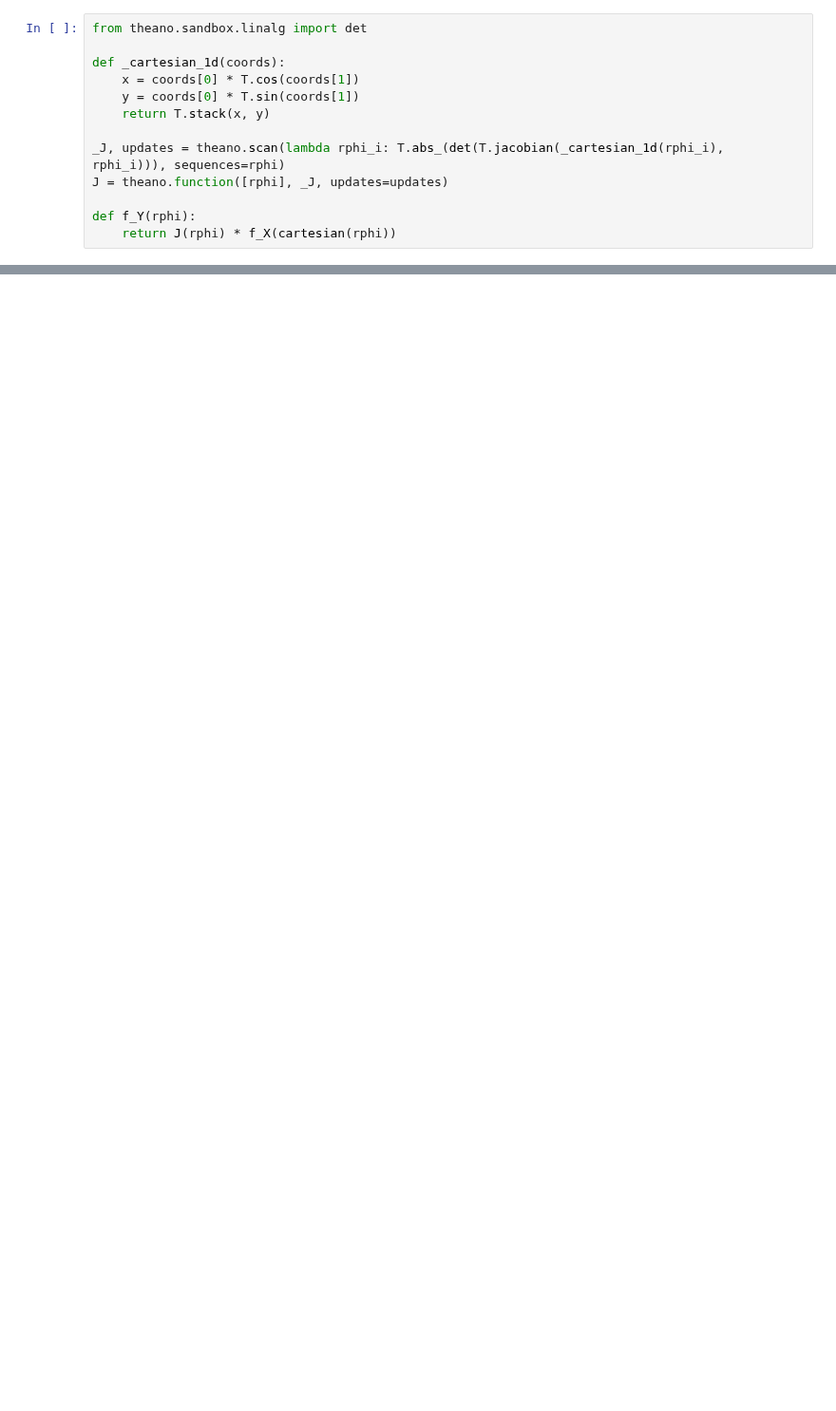
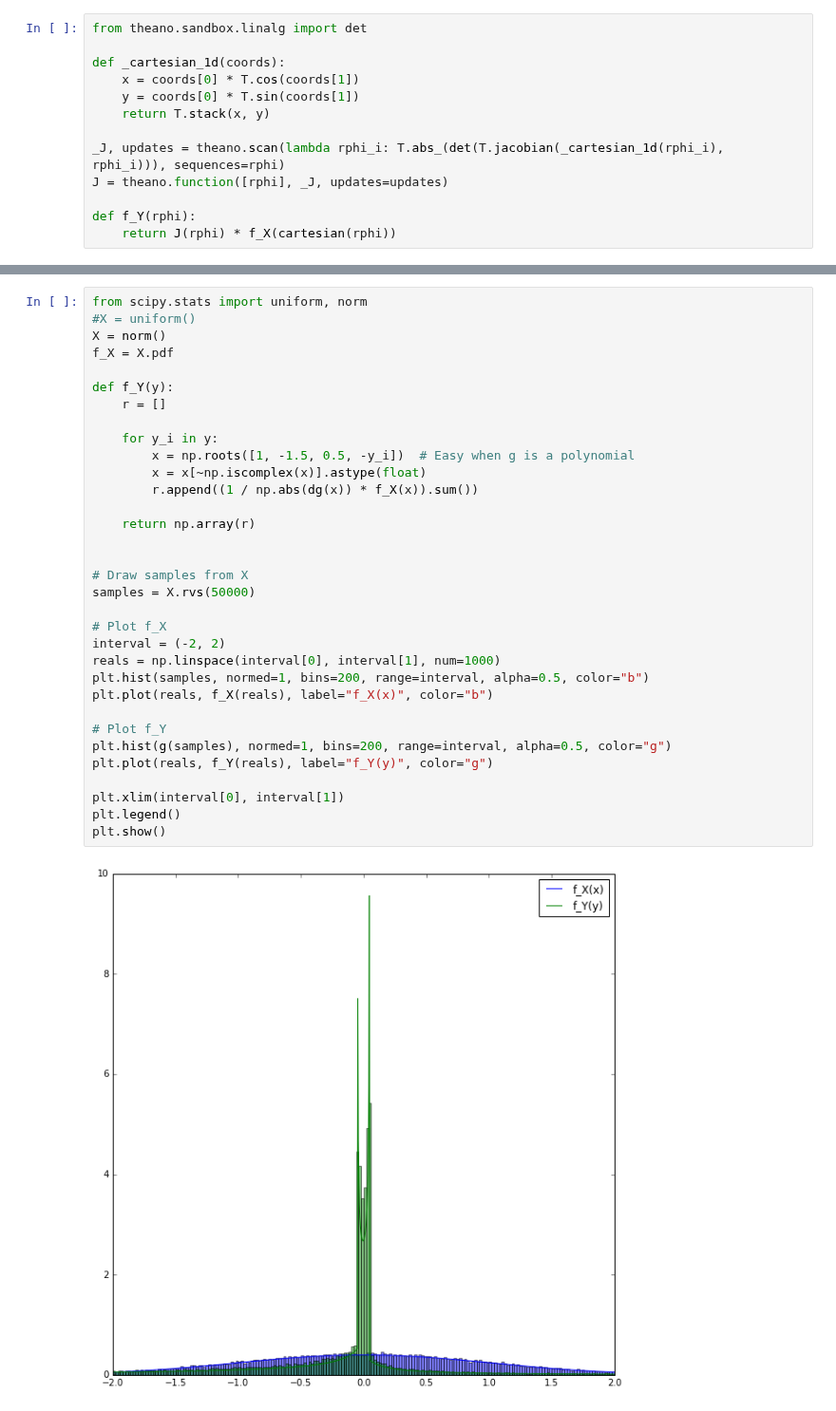
Before and after one commit to glouppe/notebooks, a Jupyter notebook: Probability density functions under changes of variables.ipynb, the cells around one changed output, grey strips where cells are left out. Shown at 95% size. Drawn from its saved outputs; the diff is of its cells as text; blank space fills up the shorter version.

```diff
--- a/Probability density functions under changes of variables.ipynb
+++ b/Probability density functions under changes of variables.ipynb
@@ -118 +139,36 @@ plt.plot()
+# %%
+from scipy.stats import uniform, norm
+#X = uniform()
+X = norm()
+f_X = X.pdf
+
+def f_Y(y):
+    r = []
+
+    for y_i in y:
+        x = np.roots([1, -1.5, 0.5, -y_i])  # Easy when g is a polynomial
+        x = x[~np.iscomplex(x)].astype(float)
+        r.append((1 / np.abs(dg(x)) * f_X(x)).sum())
+
+    return np.array(r)
+
+
+# Draw samples from X
+samples = X.rvs(50000)
+
+# Plot f_X
+interval = (-2, 2)
+reals = np.linspace(interval[0], interval[1], num=1000)
+plt.hist(samples, normed=1, bins=200, range=interval, alpha=0.5, color="b")
+plt.plot(reals, f_X(reals), label="f_X(x)", color="b")
+
+# Plot f_Y
+plt.hist(g(samples), normed=1, bins=200, range=interval, alpha=0.5, color="g")
+plt.plot(reals, f_Y(reals), label="f_Y(y)", color="g")
+
+plt.xlim(interval[0], interval[1])
+plt.legend()
+plt.show()
+# %% [output]
+[figure, added]
 # %% [markdown]
```
Also changed, not shown: parts of 7 cells of this notebook.
